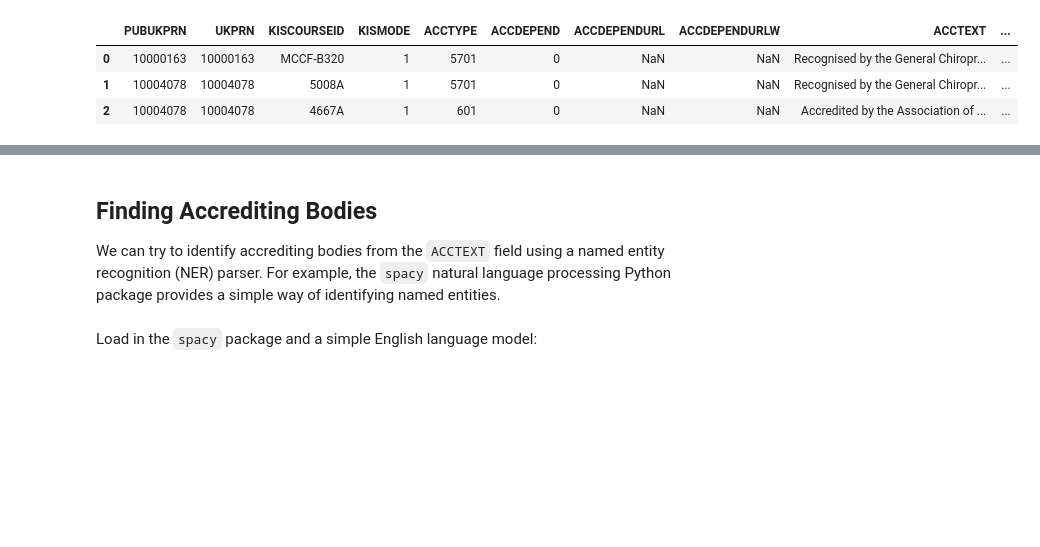
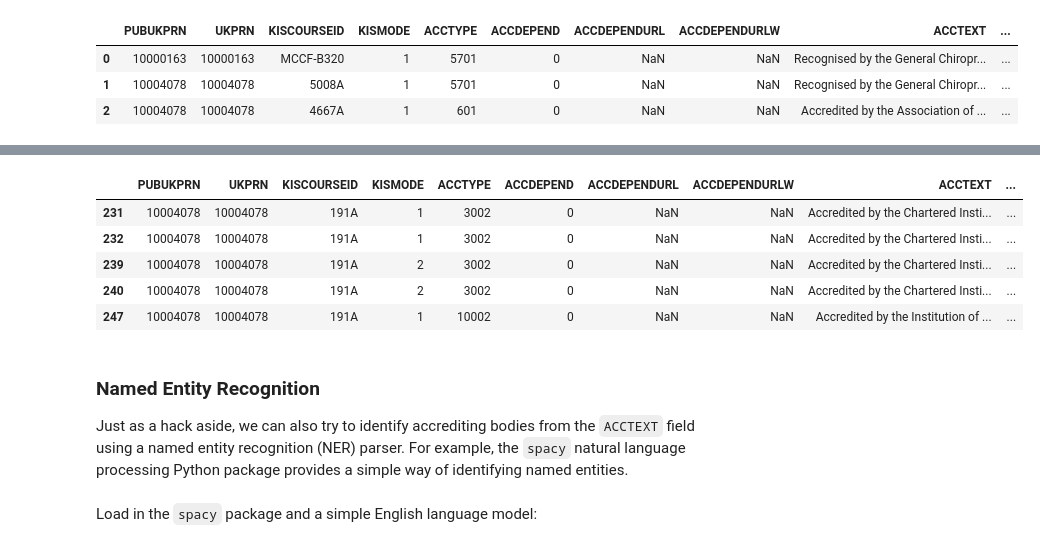
Before and after one commit to ConversationsWithData/unistats, a Jupyter notebook: 02.2 unistats - accredited courses.ipynb, the cells around one changed output, grey strips where cells are left out. Cells and saved outputs as stored; diff of their text form; code cells hidden in the pictures; blank space fills up the shorter version.

Commit message:
02.2 use provided accrediting body name

```diff
--- a/02.2 unistats - accredited courses.ipynb
+++ b/02.2 unistats - accredited courses.ipynb
@@ -97,0 +102,4 @@ accreditation_df.head(3)
+# %%
+accrediting_df = pd.read_csv("on_2021_08_11_07_24_51/AccreditationByHep.csv")
+
+accrediting_df.head()
@@ -97,0 +115,6 @@ accreditation_df.head(3)
+# %%
+accreditation_df = pd.merge(accreditation_df,
+                            accrediting_df[["KiscourseID", "KisCourseTitle", "AccreditingBodyName"]],
+                            left_on=["KISCOURSEID"], right_on=['KiscourseID'])
+
+accreditation_df.head(3)
@@ -98,7 +130,18 @@ accreditation_df.head(3)
+# %%
+civil_eng_filter = accreditation_df["AccreditingBodyName"]=="Institution of Civil Engineers (ICE)"
+
+accreditation_df[civil_eng_filter].head(5)
+# %% [output]
+|  | PUBUKPRN | UKPRN | KISCOURSEID | KISMODE | ACCTYPE | ACCDEPEND | ACCDEPENDURL | ACCDEPENDURLW | ACCTEXT | ... |
+| 231 | 10004078 | 10004078 | 191A | 1 | 3002 | 0 | NaN | NaN | Accredited by the Chartered Insti... | ... |
+| 232 | 10004078 | 10004078 | 191A | 1 | 3002 | 0 | NaN | NaN | Accredited by the Chartered Insti... | ... |
+| 239 | 10004078 | 10004078 | 191A | 2 | 3002 | 0 | NaN | NaN | Accredited by the Chartered Insti... | ... |
+| 240 | 10004078 | 10004078 | 191A | 2 | 3002 | 0 | NaN | NaN | Accredited by the Chartered Insti... | ... |
+| 247 | 10004078 | 10004078 | 191A | 1 | 10002 | 0 | NaN | NaN | Accredited by the Institution of ... | ... |
 # %% [markdown]
-## Finding Accrediting Bodies
+### Named Entity Recognition
 
-We can try to identify accrediting bodies from the `ACCTEXT` field using a named entity recognition (NER) parser. For example, the `spacy` natural language processing Python package provides a simple way of identifying named entities.
+Just as a hack aside, we can also try to identify accrediting bodies from the `ACCTEXT` field using a named entity recognition (NER) parser. For example, the `spacy` natural language processing Python package provides a simple way of identifying named entities.
 # %%
 %%capture
 try:
```
Also changed, not shown: parts of 7 cells of this notebook.
